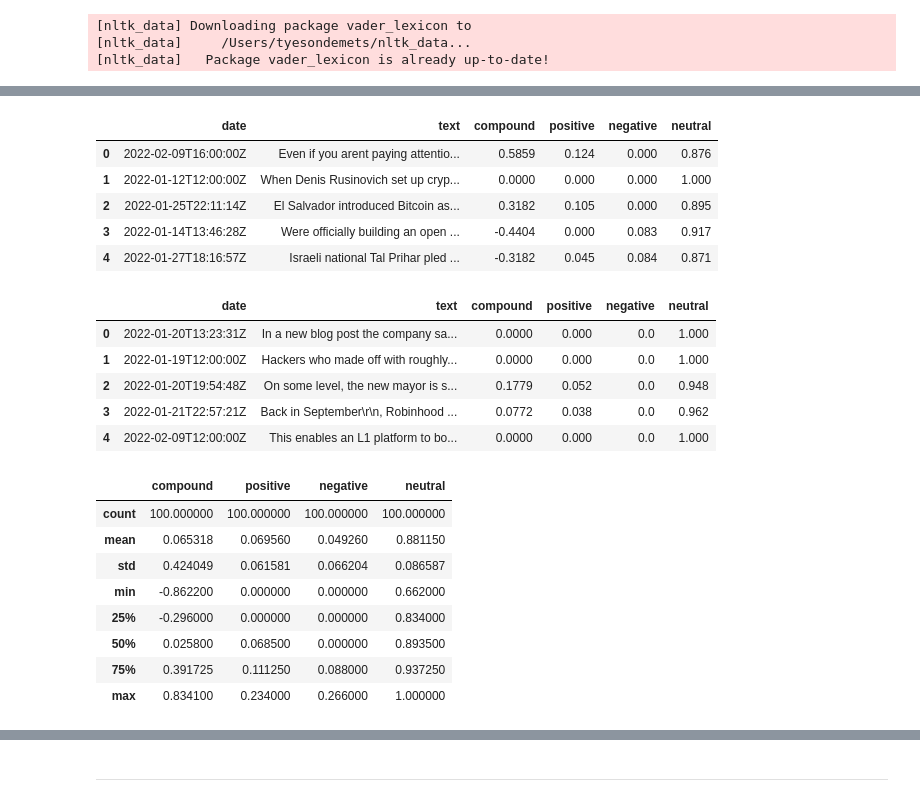
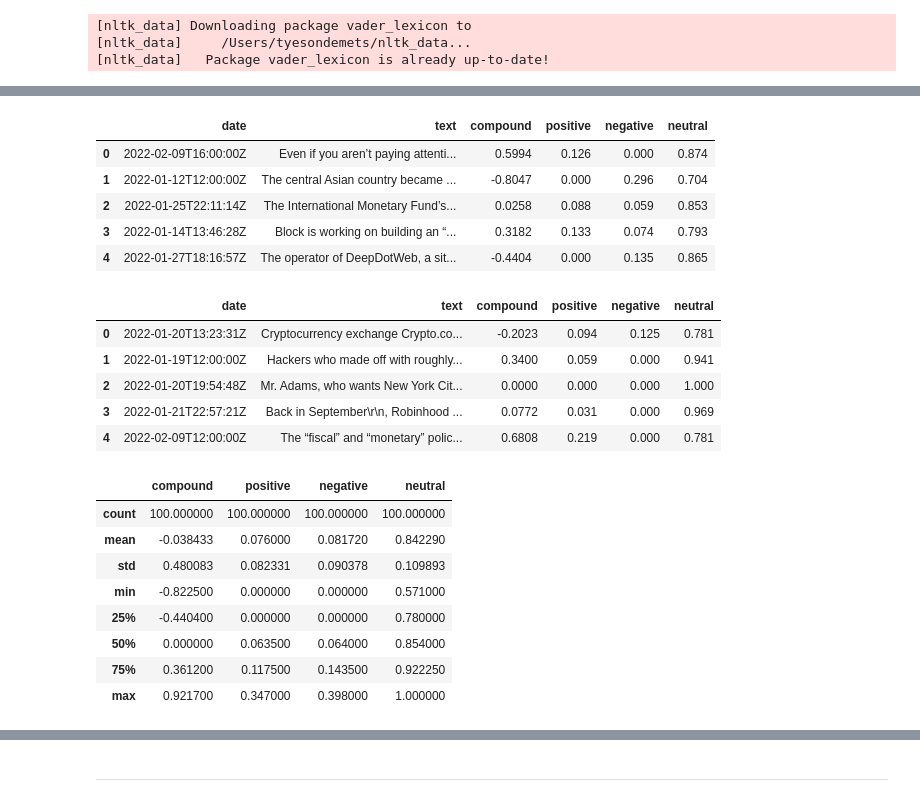
Before and after one commit to tyedem/Tales_from_the_Crypto, a Jupyter notebook: crypto_sentiment.ipynb, the cells around one changed output, grey strips where cells are left out. Saved outputs shown, nothing was run; the diff lists cells and outputs as text; code cells hidden in the pictures.

```diff
--- a/crypto_sentiment.ipynb
+++ b/crypto_sentiment.ipynb
@@ -162,50 +139,50 @@ eth_df.shape
 # %%
-# Create the Bitcoin sentiment scores DataFrame
+# Create the Bitcoin sentiment scores DataFrame using newsapi description as supplement for headlines.
 btc_sentiments = []
 
 for article in btc_news['articles']:
     try:
-        text = article["content"]
+        text = article["description"]
         date = article["publishedAt"]
         sentiment = analyzer.polarity_scores(text)
         compound = sentiment["compound"]
         pos = sentiment["pos"]
         neu = sentiment["neu"]
         neg = sentiment["neg"]
 
         btc_sentiments.append({
             "text": text,
             "date": date,
             "compound": compound,
             "positive": pos,
             "negative": neg,
             "neutral": neu
 
         })
     except AttributeError:
         pass
 # Create DataFrame
 btc_sentiments_df = pd.DataFrame(btc_sentiments)
 
 #Reorder DataFrame columns
 cols = ["date", "text", "compound", "positive", "negative", "neutral"]
 btc_sentiments_df = btc_sentiments_df[cols]
 
 btc_sentiments_df.head()
 # %% [output]
 |  | date | text | compound | positive | negative | neutral |
-| 0 | 2022-02-09T16:00:00Z | Even if you arent paying attentio... | 0.5859 | 0.124 | 0.000 | 0.876 |
-| 1 | 2022-01-12T12:00:00Z | When Denis Rusinovich set up cryp... | 0.0000 | 0.000 | 0.000 | 1.000 |
-| 2 | 2022-01-25T22:11:14Z | El Salvador introduced Bitcoin as... | 0.3182 | 0.105 | 0.000 | 0.895 |
-| 3 | 2022-01-14T13:46:28Z | Were officially building an open ... | -0.4404 | 0.000 | 0.083 | 0.917 |
-| 4 | 2022-01-27T18:16:57Z | Israeli national Tal Prihar pled ... | -0.3182 | 0.045 | 0.084 | 0.871 |
+| 0 | 2022-02-09T16:00:00Z | Even if you aren’t paying attenti... | 0.5994 | 0.126 | 0.000 | 0.874 |
+| 1 | 2022-01-12T12:00:00Z | The central Asian country became ... | -0.8047 | 0.000 | 0.296 | 0.704 |
+| 2 | 2022-01-25T22:11:14Z | The International Monetary Fund’s... | 0.0258 | 0.088 | 0.059 | 0.853 |
+| 3 | 2022-01-14T13:46:28Z | Block is working on building an “... | 0.3182 | 0.133 | 0.074 | 0.793 |
+| 4 | 2022-01-27T18:16:57Z | The operator of DeepDotWeb, a sit... | -0.4404 | 0.000 | 0.135 | 0.865 |
 # %%
-# Create the Ethereum sentiment scores DataFrame
+# Create the Ethereum sentiment scores DataFrame using newsapi description as supplement for headlines.
 eth_sentiments = []
 
 for article in eth_news['articles']:
     try:
-        text = article["content"]
+        text = article["description"]
         date = article["publishedAt"]
         sentiment = analyzer.polarity_scores(text)
         compound = sentiment["compound"]
@@ -234,24 +211,24 @@ eth_sentiments_df = eth_sentiments_df[cols]
 eth_sentiments_df.head()
 # %% [output]
 |  | date | text | compound | positive | negative | neutral |
-| 0 | 2022-01-20T13:23:31Z | In a new blog post the company sa... | 0.0000 | 0.000 | 0.0 | 1.000 |
-| 1 | 2022-01-19T12:00:00Z | Hackers who made off with roughly... | 0.0000 | 0.000 | 0.0 | 1.000 |
-| 2 | 2022-01-20T19:54:48Z | On some level, the new mayor is s... | 0.1779 | 0.052 | 0.0 | 0.948 |
-| 3 | 2022-01-21T22:57:21Z | Back in September\r\n, Robinhood ... | 0.0772 | 0.038 | 0.0 | 0.962 |
-| 4 | 2022-02-09T12:00:00Z | This enables an L1 platform to bo... | 0.0000 | 0.000 | 0.0 | 1.000 |
+| 0 | 2022-01-20T13:23:31Z | Cryptocurrency exchange Crypto.co... | -0.2023 | 0.094 | 0.125 | 0.781 |
+| 1 | 2022-01-19T12:00:00Z | Hackers who made off with roughly... | 0.3400 | 0.059 | 0.000 | 0.941 |
+| 2 | 2022-01-20T19:54:48Z | Mr. Adams, who wants New York Cit... | 0.0000 | 0.000 | 0.000 | 1.000 |
+| 3 | 2022-01-21T22:57:21Z | Back in September\r\n, Robinhood ... | 0.0772 | 0.031 | 0.000 | 0.969 |
+| 4 | 2022-02-09T12:00:00Z | The “fiscal” and “monetary” polic... | 0.6808 | 0.219 | 0.000 | 0.781 |
 # %%
 # Describe the Bitcoin Sentiment
 btc_sentiments_df.describe()
 # %% [output]
 |  | compound | positive | negative | neutral |
 | count | 100.000000 | 100.000000 | 100.000000 | 100.000000 |
-| mean | 0.065318 | 0.069560 | 0.049260 | 0.881150 |
-| std | 0.424049 | 0.061581 | 0.066204 | 0.086587 |
-| min | -0.862200 | 0.000000 | 0.000000 | 0.662000 |
-| 25% | -0.296000 | 0.000000 | 0.000000 | 0.834000 |
-| 50% | 0.025800 | 0.068500 | 0.000000 | 0.893500 |
-| 75% | 0.391725 | 0.111250 | 0.088000 | 0.937250 |
-| max | 0.834100 | 0.234000 | 0.266000 | 1.000000 |
+| mean | -0.038433 | 0.076000 | 0.081720 | 0.842290 |
+| std | 0.480083 | 0.082331 | 0.090378 | 0.109893 |
+| min | -0.822500 | 0.000000 | 0.000000 | 0.571000 |
+| 25% | -0.440400 | 0.000000 | 0.000000 | 0.780000 |
+| 50% | 0.000000 | 0.063500 | 0.064000 | 0.854000 |
+| 75% | 0.361200 | 0.117500 | 0.143500 | 0.922250 |
+| max | 0.921700 | 0.347000 | 0.398000 | 1.000000 |
 # %%
 # Describe the Ethereum Sentiment
 eth_sentiments_df.describe()
```
Also changed, not shown: parts of 34 cells of this notebook, 5 other files.
